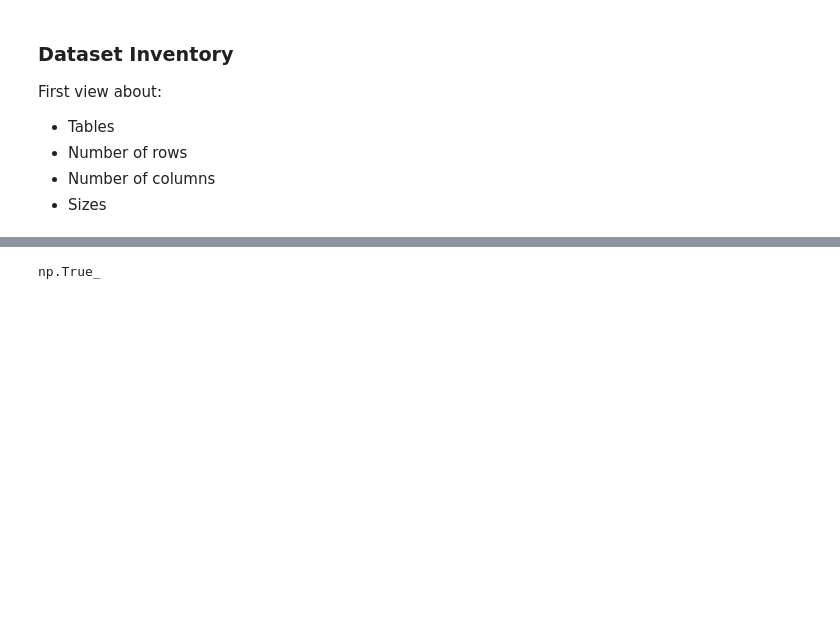
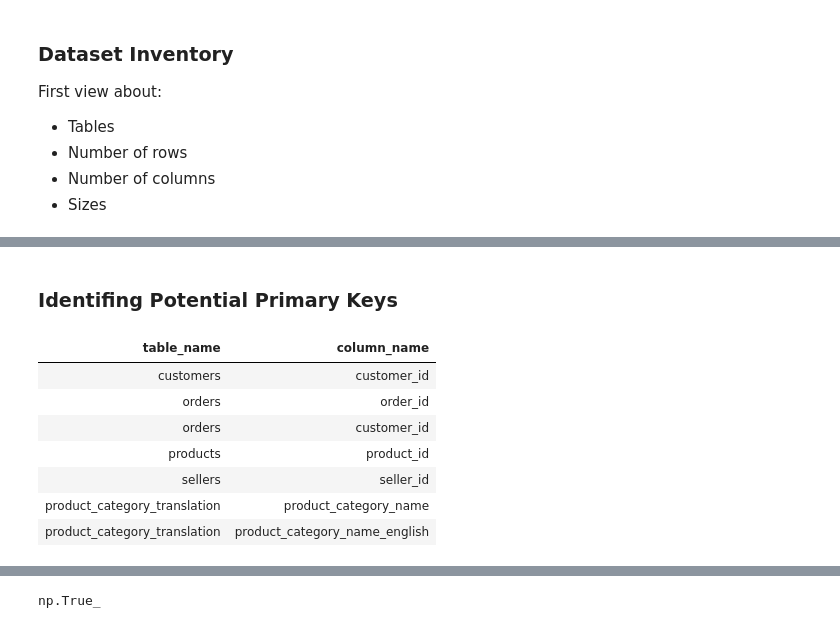
Before and after one commit to Ezequiel-ib/project-olist-db, a Jupyter notebook: notebooks/01_schema_understanding.ipynb, the cells around one changed output, grey strips where cells are left out. Cells and saved outputs as stored; diff of their text form; code cells hidden in the pictures; blank space fills up the shorter version.

```diff
--- a/notebooks/01_schema_understanding.ipynb
+++ b/notebooks/01_schema_understanding.ipynb
@@ -290,0 +169,22 @@ Data consistency is verified between both entities:
+# %% [markdown]
+### Identifing Potential Primary Keys
+# %%
+def detect_PK(data_catalog_df):
+    # Boolean mask of possible PK columns
+    p_keys = (data_catalog_df['null_count'] == 0) & (data_catalog_df['unique_values'] == data_catalog_df['total_rows'])
+
+    is_primary_key = data_catalog_df.loc[p_keys, ['table_name', 'column_name']]
+
+    return is_primary_key
+# %%
+is_pk = detect_PK(data_tables_catalog)
+display(is_pk.style.hide(axis='index'))
+# %% [output]
+| table_name | column_name |
+| customers | customer_id |
+| orders | order_id |
+| orders | customer_id |
+| products | product_id |
+| sellers | seller_id |
+| product_category_translation | product_category_name |
+| product_category_translation | product_category_name_english |
```
Also changed, not shown: parts of 40 cells of this notebook, 1 other file.
